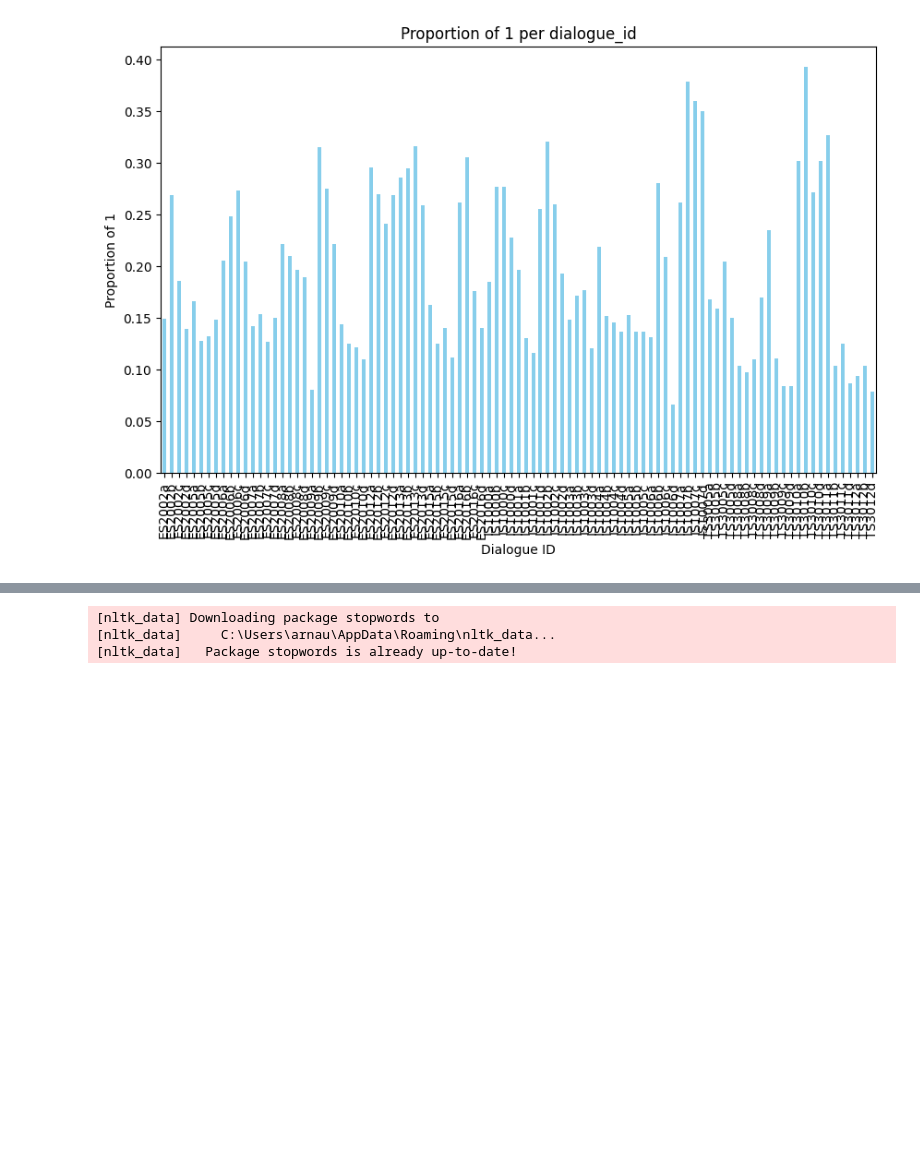
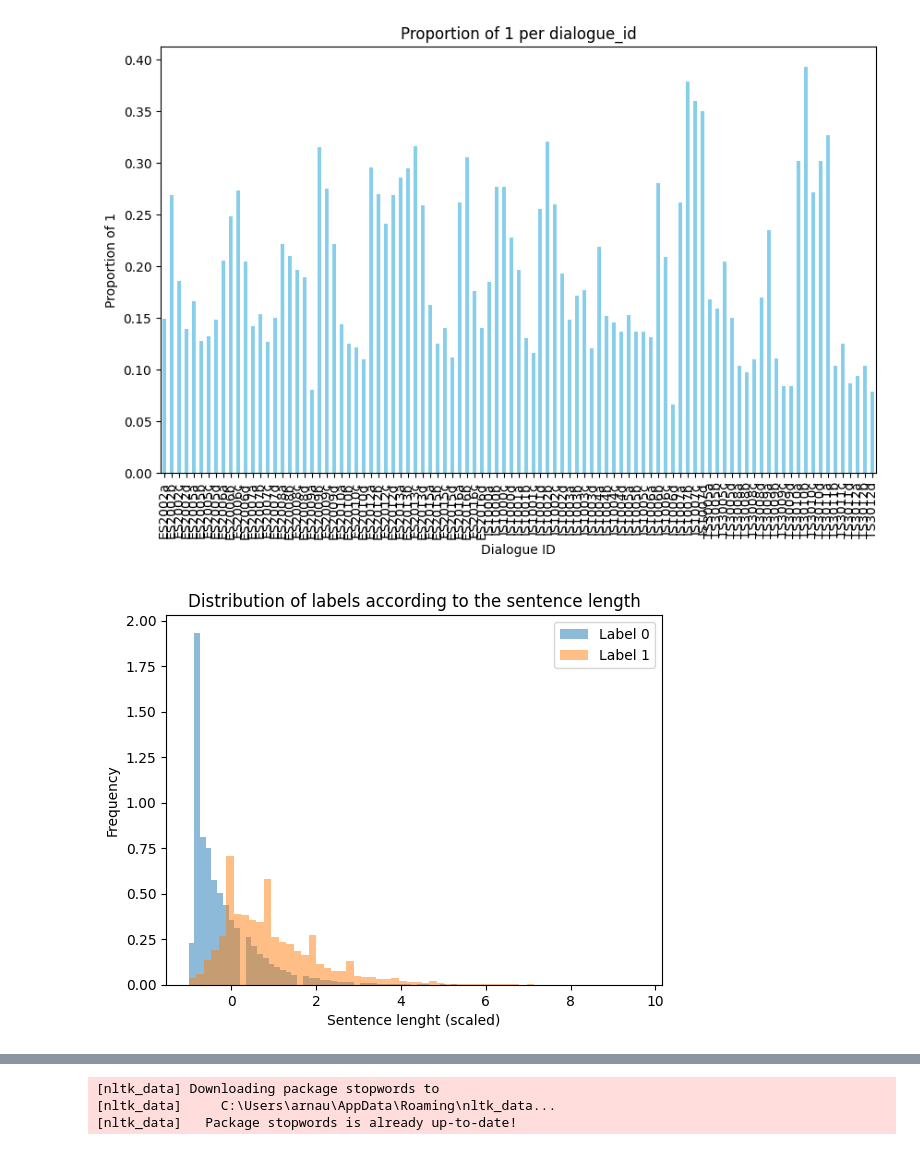
Before and after one commit to juliencollard2001/INF554-AJA, a Jupyter notebook: arnaud/features_analysis.ipynb, the cells around one changed output, grey strips where cells are left out. Saved outputs shown, nothing was run; the diff lists cells and outputs as text; code cells hidden in the pictures; blank space fills up the shorter version.

```diff
--- a/arnaud/features_analysis.ipynb
+++ b/arnaud/features_analysis.ipynb
@@ -116,6 +116,21 @@ plt.ylabel('Proportion of 1')
 plt.show()
 # %% [output]
 [figure]
+# %%
+label_0_data = df_train_nodes[df_train_nodes['label'] == 0]['sentence_length']
+label_1_data = df_train_nodes[df_train_nodes['label'] == 1]['sentence_length']
+
+plt.hist(label_0_data, bins=60, alpha=0.5, label='Label 0', density=True)
+plt.hist(label_1_data, bins=60, alpha=0.5, label='Label 1', density=True)
+
+plt.xlabel('Sentence lenght (scaled)')
+plt.ylabel('Frequency')
+
+plt.title('Distribution of labels according to the sentence length')
+plt.legend()
+plt.show()
+# %% [output]
+[figure, added]
 # %%
 label_0_data = df_train_nodes[df_train_nodes['label'] == 0]['nb_words_more_7']
 label_1_data = df_train_nodes[df_train_nodes['label'] == 1]['nb_words_more_7']
```
Also changed, not shown: parts of 9 cells of this notebook, 1 other file.
